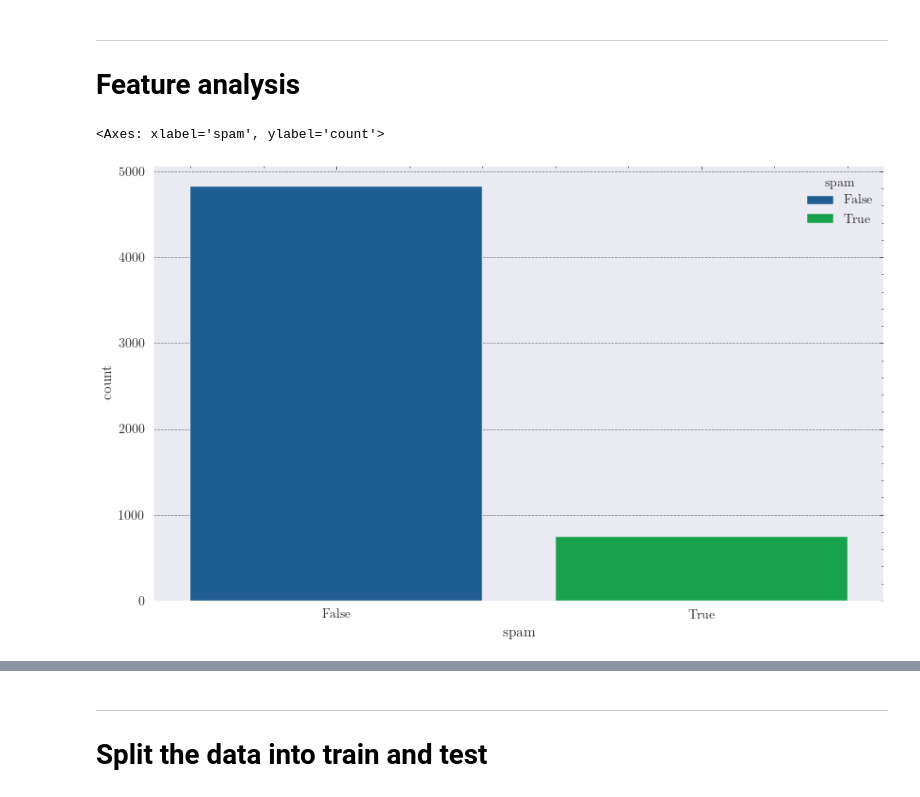
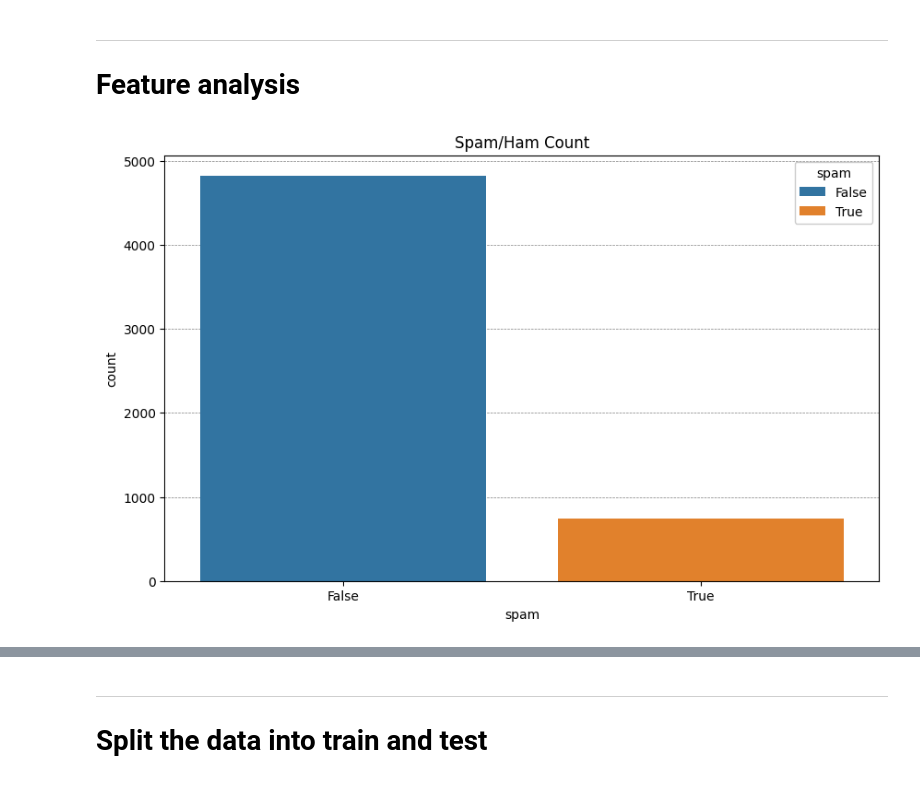
Before and after one commit to EmreArapcicUevak/AID201-Project-Spam-Detection, a Jupyter notebook: Main.ipynb, the cells around one changed output, grey strips where cells are left out. Drawn from its saved outputs; the diff is of its cells as text; code cells hidden in the pictures.

Commit message:
Do more work on styling the plots and saving them for future use

```diff
--- a/Main.ipynb
+++ b/Main.ipynb
@@ -1,11 +1,17 @@
-# %%
-import pandas as pd
-import numpy as np
-import scienceplots
-import seaborn as sns
-import matplotlib.pyplot as plt
-
-plt.style.use(["science"])
+# %%
+import matplotlib
+
+matplotlib.rcParams['figure.figsize'] = (10, 6)      # default figure size (inches)
+matplotlib.rcParams['savefig.format'] = 'pdf'        # default save format
+matplotlib.rcParams['savefig.dpi'] = 300              # default DPI
+# %%
+import pandas as pd
+import numpy as np
+import seaborn as sns
+import matplotlib.pyplot as plt
+import scienceplots
+
+plt.style.use('default')
 # %% [markdown]
 ---
 # Load dataset
@@ -105,10 +128,13 @@ sns.heatmap(data=spam_data.notna(), vmin=0, vmax=1, yticklabels=False)
 # Feature analysis
 # %%
 plt.figure(figsize=(10,6))
-sns.countplot(data=spam_data, x="spam", hue="spam")
+with plt.style.context(['grid']):
+  sns.countplot(data=spam_data, x="spam", hue="spam")
+  plt.title("Spam/Ham Count")
+
+plt.savefig('Images/Spam_Count.pdf')
 # %% [output]
-<Axes: xlabel='spam', ylabel='count'>
-[figure, old version]
+[figure, new version]
 # %%
 plt.figure(figsize=(10,6))
 
```
Also changed, not shown: parts of 10 cells of this notebook.
